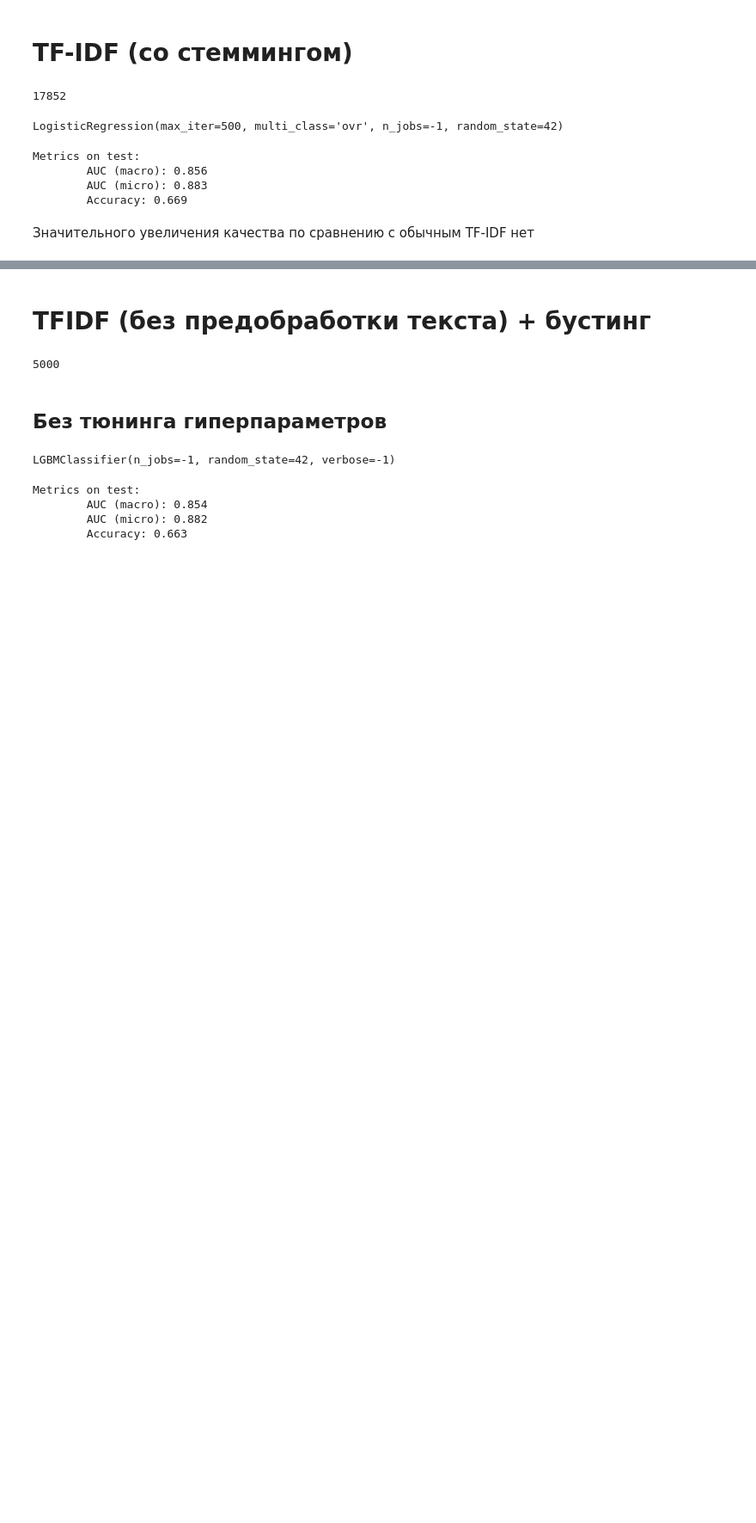
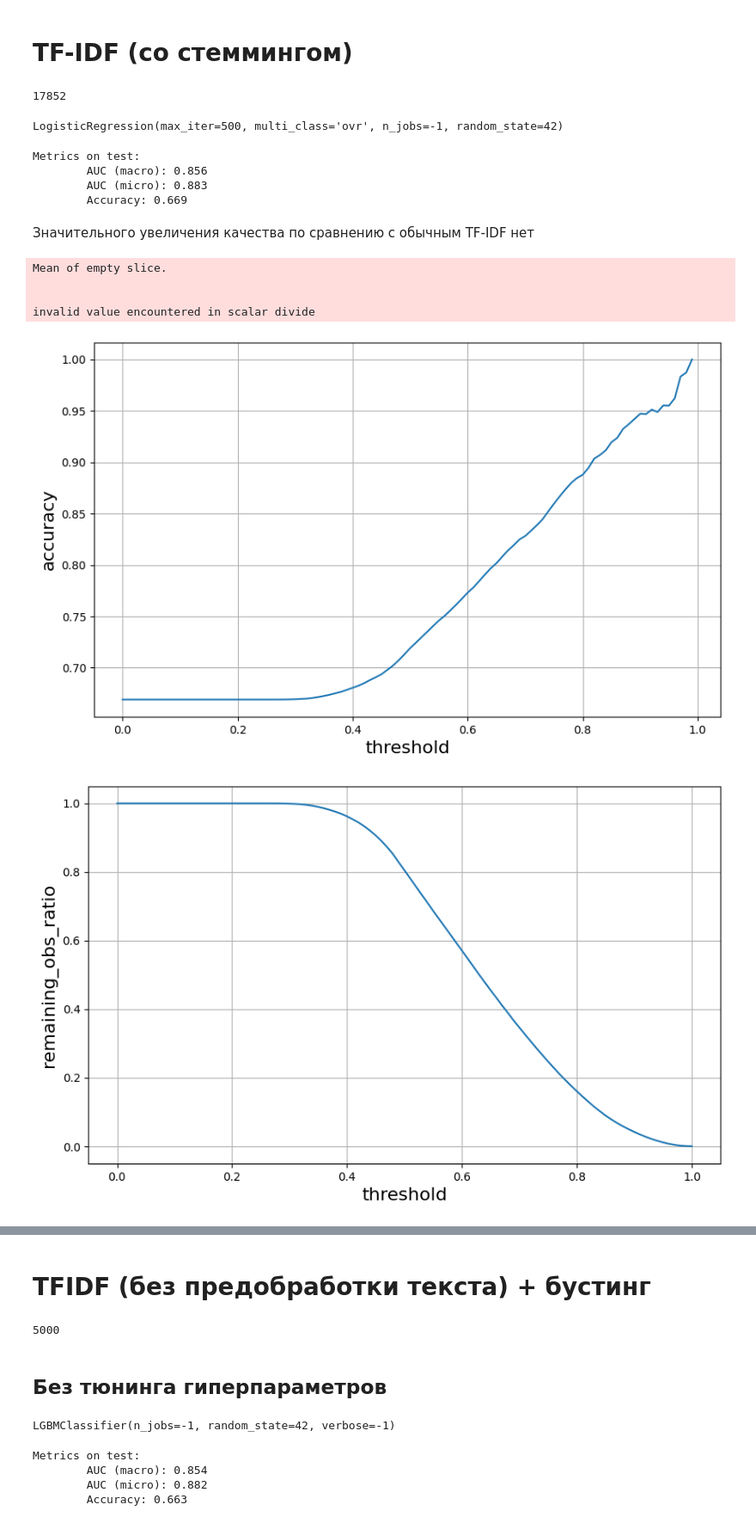
Before and after one commit to kiselevME/AAA-Final-Project, a Jupyter notebook: bow_tfidf_exp.ipynb, the cells around one changed output, grey strips where cells are left out. Shown at 86% size. Drawn from its saved outputs; the diff is of its cells as text; code cells hidden in the pictures; blank space fills up the shorter version.

```diff
--- a/bow_tfidf_exp.ipynb
+++ b/bow_tfidf_exp.ipynb
@@ -302,3 +367,46 @@ Metrics on test:
         Accuracy: 0.669
 # %% [markdown]
 Значительного увеличения качества по сравнению с обычным TF-IDF нет
+# %%
+# сохраняем предсказания
+df['tfidf_stem_lr_predict'] = lr_tfidf_stem.predict(tfidf_stem_vect.transform(df['description_stem']))
+df['tfidf_stem_lr_proba'] = lr_tfidf_stem.predict_proba(tfidf_stem_vect.transform(df['description_stem'])).max(axis=1)
+# %%
+mask_test = df['sample_part'] == 'test'
+
+threshold_list = []
+accuracy_list = []
+remaining_obs_ratio_list = []
+for threshold in np.linspace(0, 1, 101):
+    mask_confident_predictions = df['tfidf_stem_lr_proba'] > threshold
+
+    accuracy_confident = accuracy_score(
+        y_pred=df.loc[mask_test & mask_confident_predictions, 'tfidf_stem_lr_predict'],
+        y_true=df.loc[mask_test & mask_confident_predictions, 'attr_value_name']
+    )
+    threshold_list.append(threshold)
+    accuracy_list.append(accuracy_confident)
+    remaining_obs_ratio_list.append(mask_confident_predictions.mean())
+
+# зависимость accuracy от трешхолда
+fig = plt.figure(figsize=(10, 6))
+plt.plot(threshold_list, accuracy_list)
+plt.xlabel('threshold', fontsize=16)
+plt.ylabel('accuracy', fontsize=16)
+plt.grid()
+plt.show()
+
+# зависимость accuracy от трешхолда
+fig = plt.figure(figsize=(10, 6))
+plt.plot(threshold_list, remaining_obs_ratio_list)
+plt.xlabel('threshold', fontsize=16)
+plt.ylabel('remaining_obs_ratio', fontsize=16)
+plt.grid()
+plt.show()
+# %% [output]
+Mean of empty slice.
+
+
+invalid value encountered in scalar divide
+[figure, added]
+[figure, added]
```
Also changed, not shown: parts of 8 cells of this notebook.
